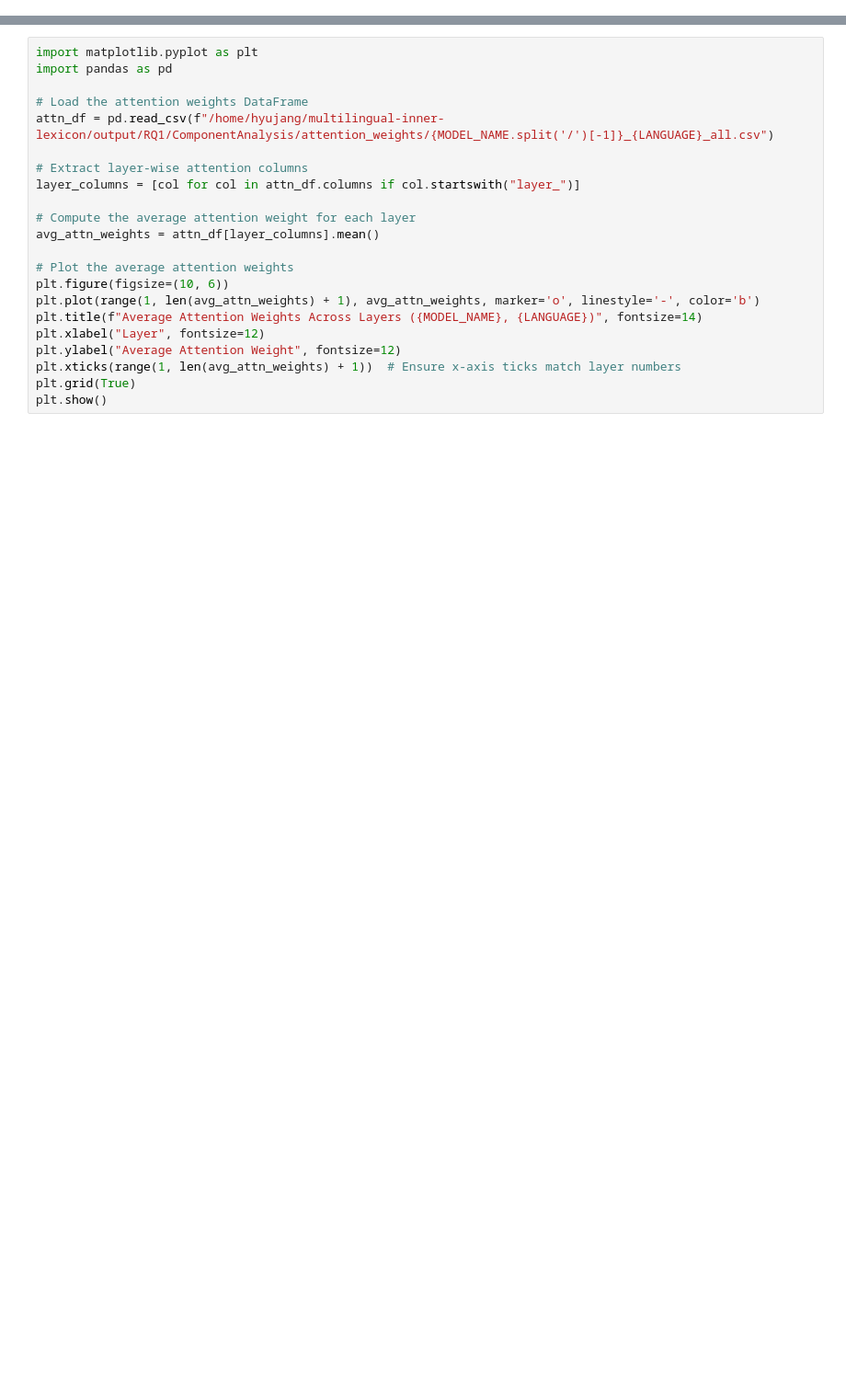
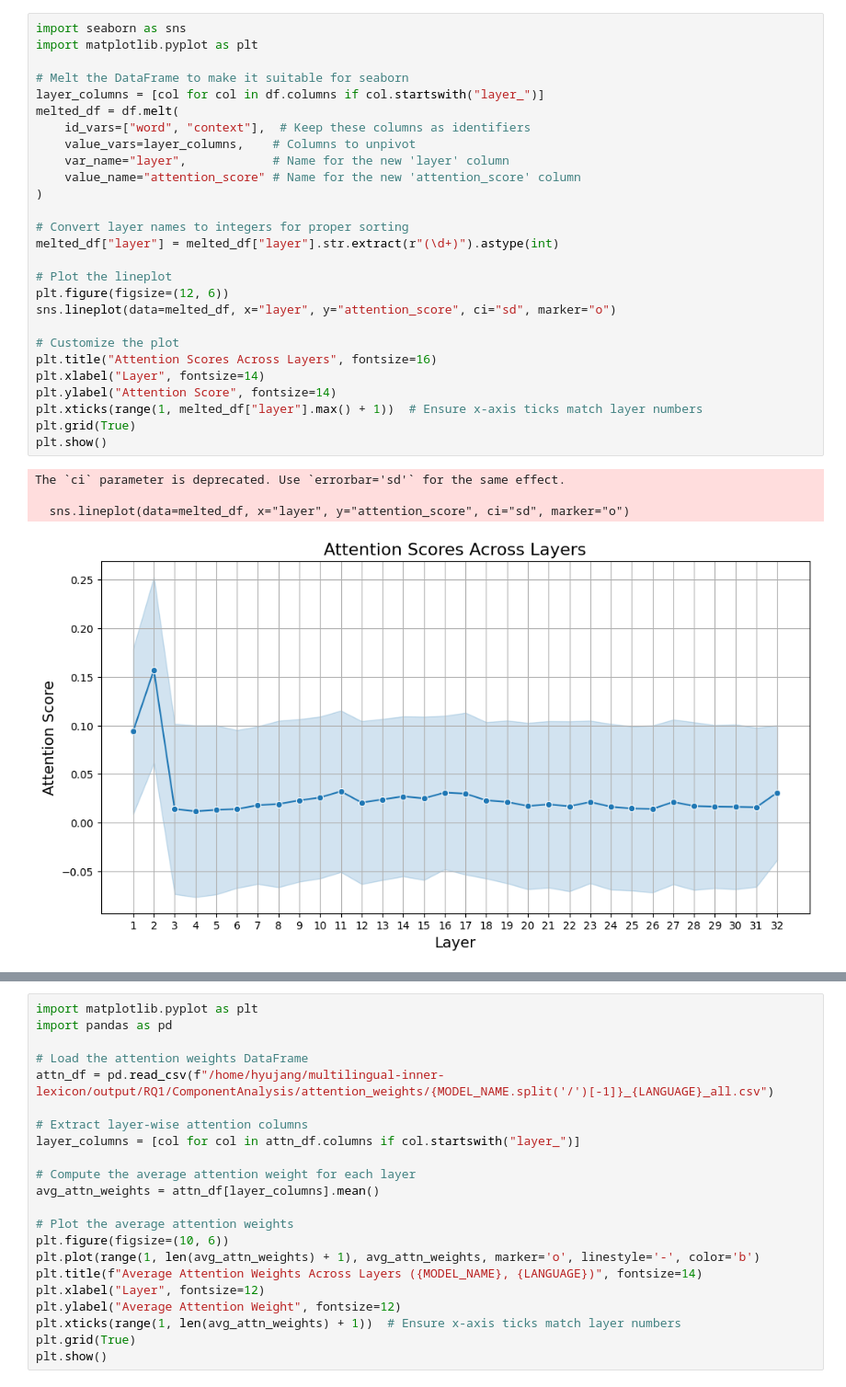
Before and after one commit to hjjjang/multilingual-inner-lexicon, a Jupyter notebook: RQ1/ComponentAnalysis/attention_weights_analysis.ipynb, the cells around one changed output, grey strips where cells are left out. Shown at 92% size. Drawn from its saved outputs; the diff is of its cells as text; blank space fills up the shorter version.

```diff
--- a/RQ1/ComponentAnalysis/attention_weights_analysis.ipynb
+++ b/RQ1/ComponentAnalysis/attention_weights_analysis.ipynb
@@ -29,0 +234,32 @@ File: /home/hyujang/multilingual-inner-lexicon/output/RQ1/ComponentAnalysis/atte
+# %%
+import seaborn as sns
+import matplotlib.pyplot as plt
+
+# Melt the DataFrame to make it suitable for seaborn
+layer_columns = [col for col in df.columns if col.startswith("layer_")]
+melted_df = df.melt(
+    id_vars=["word", "context"],  # Keep these columns as identifiers
+    value_vars=layer_columns,    # Columns to unpivot
+    var_name="layer",            # Name for the new 'layer' column
+    value_name="attention_score" # Name for the new 'attention_score' column
+)
+
+# Convert layer names to integers for proper sorting
+melted_df["layer"] = melted_df["layer"].str.extract(r"(\d+)").astype(int)
+
+# Plot the lineplot
+plt.figure(figsize=(12, 6))
+sns.lineplot(data=melted_df, x="layer", y="attention_score", ci="sd", marker="o")
+
+# Customize the plot
+plt.title("Attention Scores Across Layers", fontsize=16)
+plt.xlabel("Layer", fontsize=14)
+plt.ylabel("Attention Score", fontsize=14)
+plt.xticks(range(1, melted_df["layer"].max() + 1))  # Ensure x-axis ticks match layer numbers
+plt.grid(True)
+plt.show()
+# %% [output]
+The `ci` parameter is deprecated. Use `errorbar='sd'` for the same effect.
+
+  sns.lineplot(data=melted_df, x="layer", y="attention_score", ci="sd", marker="o")
+[figure, added]
```
Also changed, not shown: parts of 7 cells of this notebook, 8 other files.
